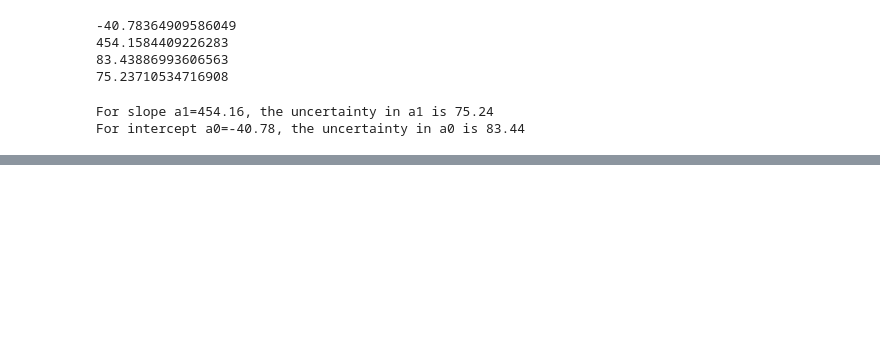
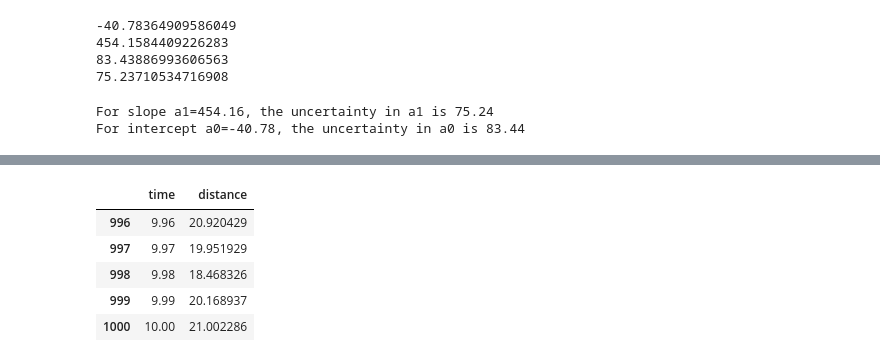
Before and after one commit to sushant2811/NLPandDeepLearning, a Jupyter notebook: linearModeling.ipynb, the cells around one changed output, grey strips where cells are left out. Saved outputs shown, nothing was run; the diff lists cells and outputs as text; code cells hidden in the pictures; blank space fills up the shorter version.

```diff
--- a/linearModeling.ipynb
+++ b/linearModeling.ipynb
@@ -235,0 +283,9 @@ For intercept a0=-40.78, the uncertainty in a0 is 83.44
+# %%
+hike_data_df.tail()
+# %% [output]
+|  | time | distance |
+| 996 | 9.96 | 20.920429 |
+| 997 | 9.97 | 19.951929 |
+| 998 | 9.98 | 18.468326 |
+| 999 | 9.99 | 20.168937 |
+| 1000 | 10.00 | 21.002286 |
```
Also changed, not shown: parts of 24 cells of this notebook.
